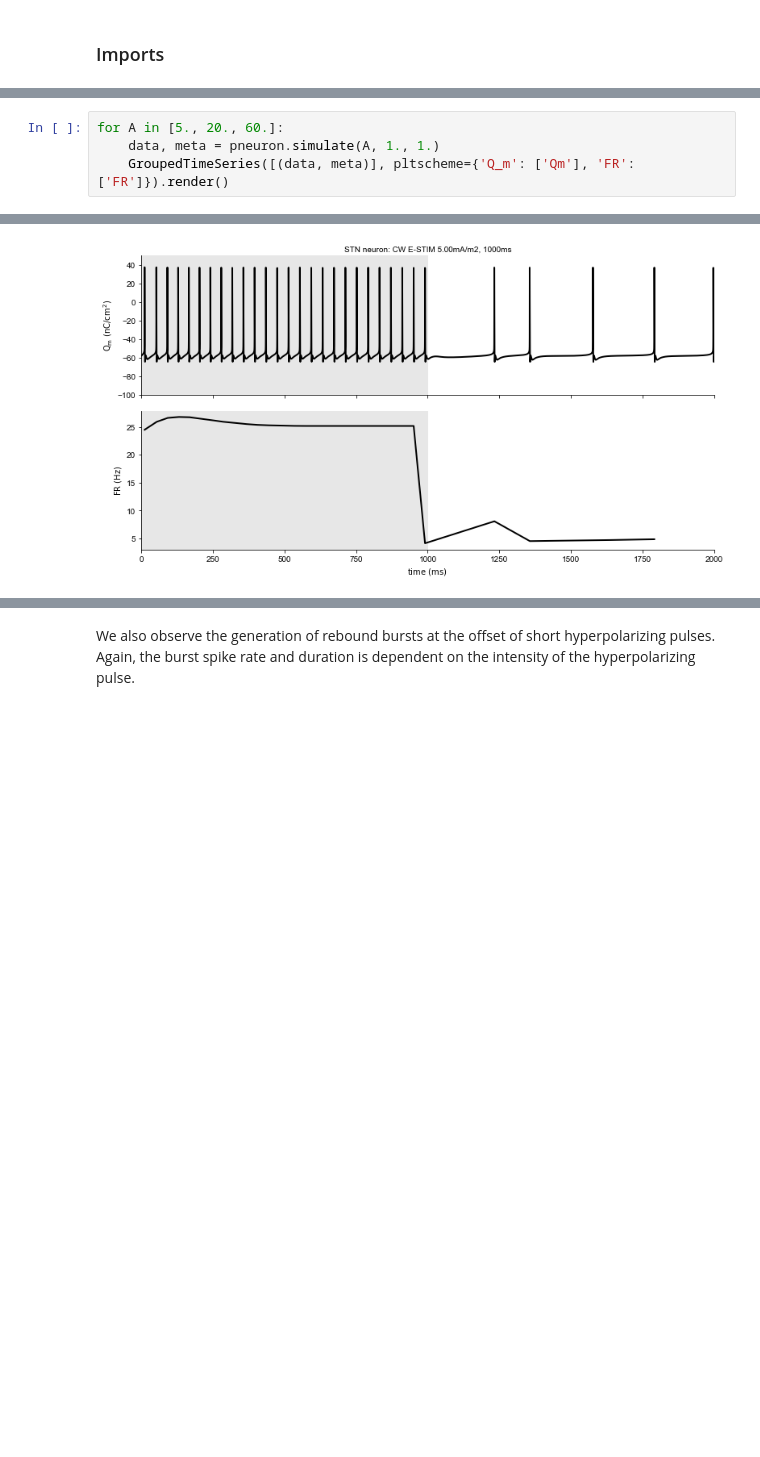
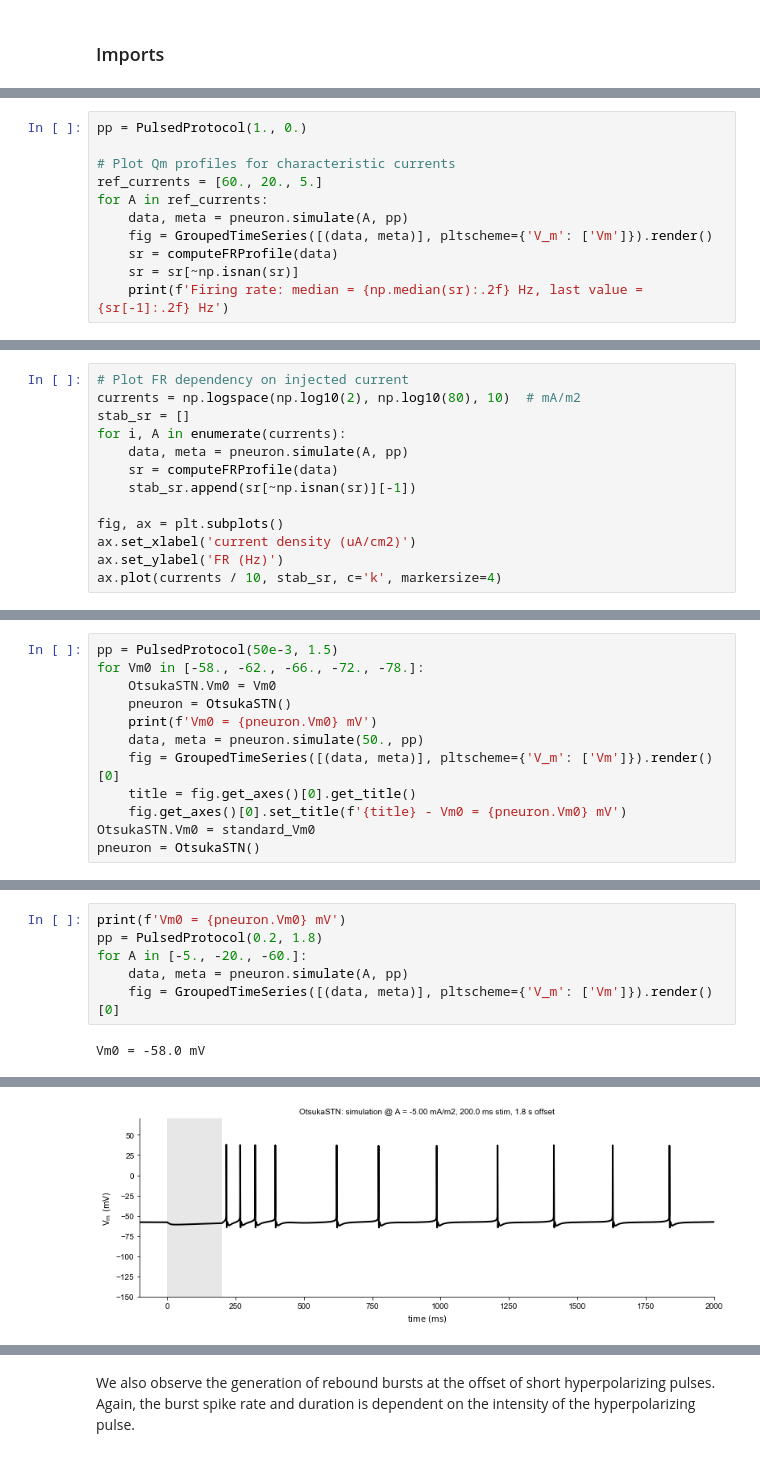
Before and after one commit to scbao/pysonic, a Jupyter notebook: notebooks/STN neuron.ipynb, the cells around one changed output, grey strips where cells are left out. Cells and saved outputs as stored; diff of their text form; blank space fills up the shorter version.

```diff
--- a/notebooks/STN neuron.ipynb
+++ b/notebooks/STN neuron.ipynb
@@ -29,0 +48,11 @@ We observe a variable spontenaous firing rate between 5 and 20 Hz, with an avera
+# %%
+pp = PulsedProtocol(1., 0.)
+
+# Plot Qm profiles for characteristic currents
+ref_currents = [60., 20., 5.]
+for A in ref_currents:
+    data, meta = pneuron.simulate(A, pp)
+    fig = GroupedTimeSeries([(data, meta)], pltscheme={'V_m': ['Vm']}).render()
+    sr = computeFRProfile(data)
+    sr = sr[~np.isnan(sr)]
+    print(f'Firing rate: median = {np.median(sr):.2f} Hz, last value = {sr[-1]:.2f} Hz')
@@ -29,0 +75,13 @@ We observe a variable spontenaous firing rate between 5 and 20 Hz, with an avera
+# %%
+# Plot FR dependency on injected current
+currents = np.logspace(np.log10(2), np.log10(80), 10)  # mA/m2
+stab_sr = []
+for i, A in enumerate(currents):
+    data, meta = pneuron.simulate(A, pp)
+    sr = computeFRProfile(data)
+    stab_sr.append(sr[~np.isnan(sr)][-1])
+
+fig, ax = plt.subplots()
+ax.set_xlabel('current density (uA/cm2)')
+ax.set_ylabel('FR (Hz)')
+ax.plot(currents / 10, stab_sr, c='k', markersize=4)
@@ -29,0 +115,12 @@ We observe a variable spontenaous firing rate between 5 and 20 Hz, with an avera
+# %%
+pp = PulsedProtocol(50e-3, 1.5)
+for Vm0 in [-58., -62., -66., -72., -78.]:
+    OtsukaSTN.Vm0 = Vm0
+    pneuron = OtsukaSTN()
+    print(f'Vm0 = {pneuron.Vm0} mV')
+    data, meta = pneuron.simulate(50., pp)
+    fig = GroupedTimeSeries([(data, meta)], pltscheme={'V_m': ['Vm']}).render()[0]
+    title = fig.get_axes()[0].get_title()
+    fig.get_axes()[0].set_title(f'{title} - Vm0 = {pneuron.Vm0} mV')
+OtsukaSTN.Vm0 = standard_Vm0
+pneuron = OtsukaSTN()
@@ -30,5 +151,8 @@ We observe a variable spontenaous firing rate between 5 and 20 Hz, with an avera
 # %%
-for A in [5., 20., 60.]:
-    data, meta = pneuron.simulate(A, 1., 1.)
-    GroupedTimeSeries([(data, meta)], pltscheme={'Q_m': ['Qm'], 'FR': ['FR']}).render()
+print(f'Vm0 = {pneuron.Vm0} mV')
+pp = PulsedProtocol(0.2, 1.8)
+for A in [-5., -20., -60.]:
+    data, meta = pneuron.simulate(A, pp)
+    fig = GroupedTimeSeries([(data, meta)], pltscheme={'V_m': ['Vm']}).render()[0]
 # %% [output]
+Vm0 = -58.0 mV
@@ -35 +162 @@ for A in [5., 20., 60.]:
-[figure, old version]
+[figure, new version]
```
Also changed, not shown: parts of 27 cells of this notebook, 4 other files.
